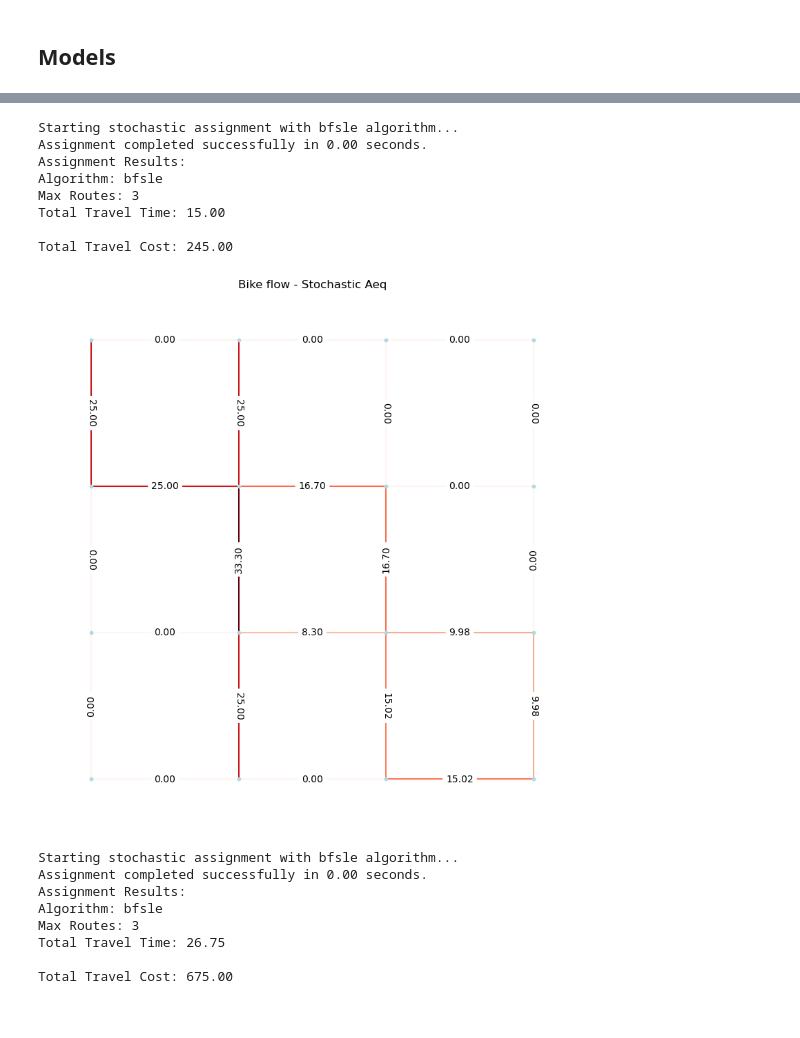
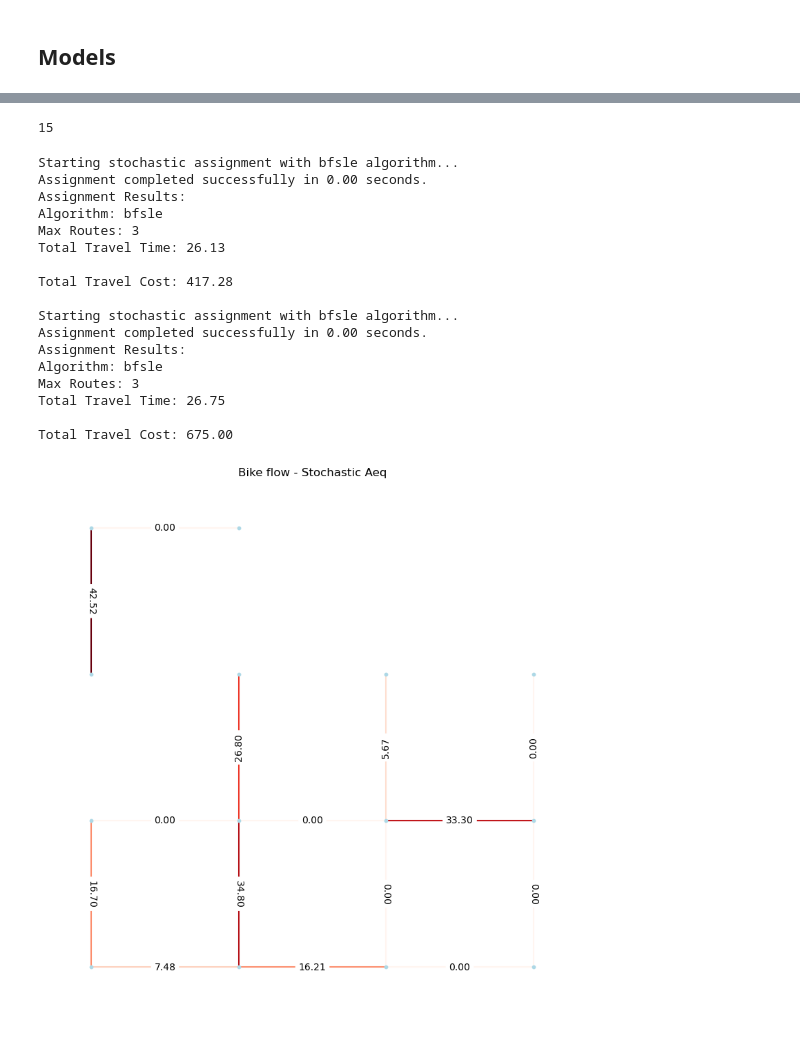
Before and after one commit to tim-lemm/code_these, a Jupyter notebook: notebooks/bike_model.ipynb, the cells around one changed output, grey strips where cells are left out. Cells and saved outputs as stored; diff of their text form; code cells hidden in the pictures.

```diff
--- a/notebooks/bike_model.ipynb
+++ b/notebooks/bike_model.ipynb
@@ -257,6 +295,7 @@ modal_share = {'bike': 0.25, 'car': 0.75}
 od_matrix = pd.DataFrame(0, index=range(1,17), columns=range(1,17))
 od_matrix.loc[1,16] = 100
 od_matrix.loc[2,14]=100
+od_matrix.loc[13,4]=100
 od_bike = od_matrix.copy()
 od_bike = od_bike*modal_share['bike']
 od_car = od_matrix.copy()
@@ -276,26 +370,32 @@ plot_flow(G, title="Car flow - All or Nothing", pos=pos, flow_key='flow_car')
+# %%
+df = nx.to_pandas_edgelist(G_2)
+print(len(df))
+# %% [output]
+15
 # %%
-G_sto_bike = model_eaquilibrae_stochastic(G, od_bike, time_field='travel_time_bike', cost_field='length_bi', algorithm='bfsle', max_routes=3)
+G_sto_bike = model_eaquilibrae_stochastic_v2(G, od_bike, time_field='travel_time_bike', cost_field='length_bi', algorithm='bfsle', max_routes=3)
 plot_flow(G_sto_bike, title="Bike flow - Stochastic Aeq", pos=pos, flow_key='flow')
 G_sto_cars = model_eaquilibrae_stochastic(G, od_car, time_field='travel_time_cars', cost_field='length', algorithm='bfsle', max_routes=3)
 plot_flow(G_sto_cars, title="Car flow - Stochastic Aeq", pos=pos, flow_key='flow')
 # %% [output]
 Starting stochastic assignment with bfsle algorithm...
 Assignment completed successfully in 0.00 seconds.
 Assignment Results:
 Algorithm: bfsle
 Max Routes: 3
-Total Travel Time: 15.00
+Total Travel Time: 26.13
 
-Total Travel Cost: 245.00
+Total Travel Cost: 417.28
+
+Starting stochastic assignment with bfsle algorithm...
+Assignment completed successfully in 0.00 seconds.
+Assignment Results:
+Algorithm: bfsle
+Max Routes: 3
+Total Travel Time: 26.75
+
+Total Travel Cost: 675.00
-[figure, old version]
+[figure, new version]
-Starting stochastic assignment with bfsle algorithm...
-Assignment completed successfully in 0.00 seconds.
-Assignment Results:
-Algorithm: bfsle
-Max Routes: 3
-Total Travel Time: 26.75
-
-Total Travel Cost: 675.00
 [figure]
 # %%
 weight_bl = 0.9
```
Also changed, not shown: parts of 8 cells of this notebook, 3 other files.
